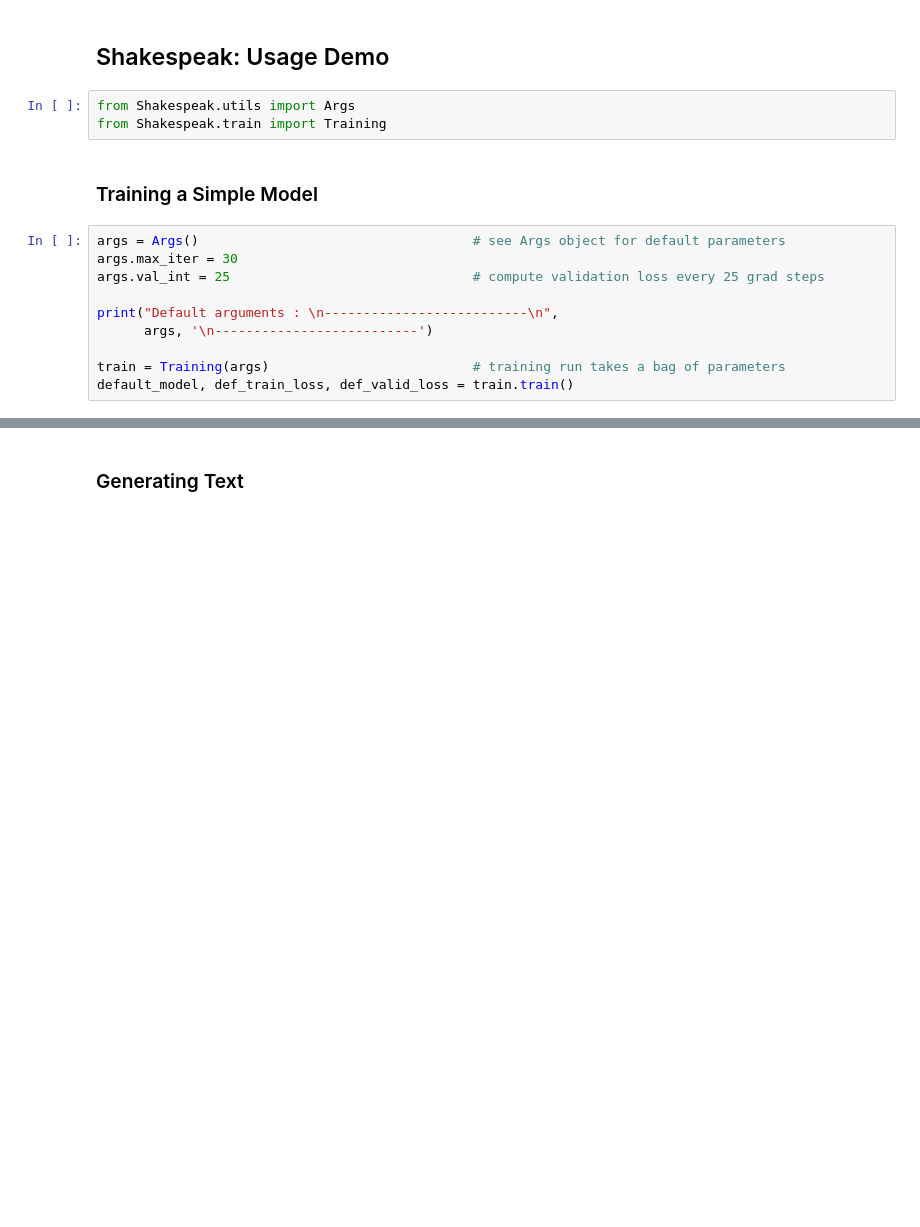
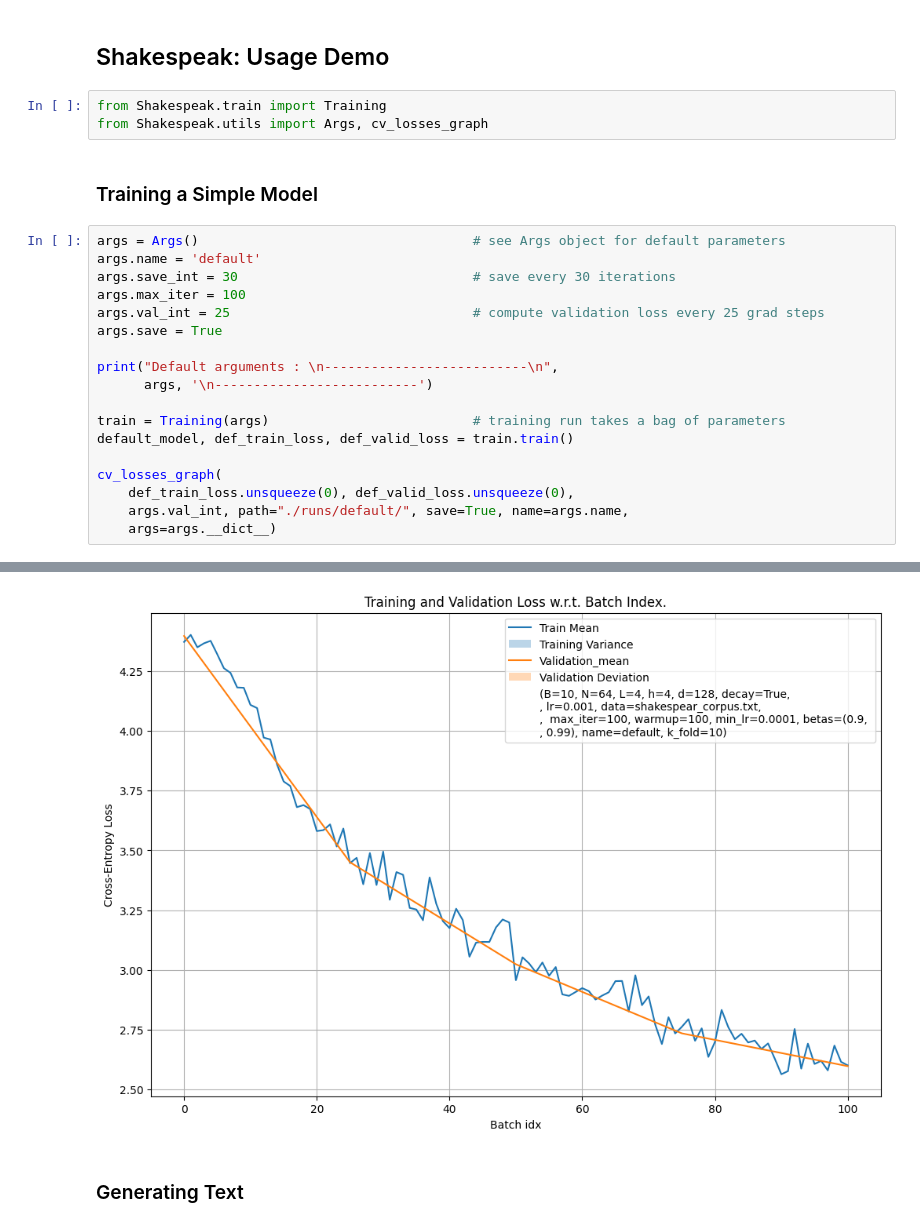
Before and after one commit to swissarthurfreeman/Shakespeak, a Jupyter notebook: notebooks/usage_examples.ipynb, the cells around one changed output, grey strips where cells are left out. Cells and saved outputs as stored; diff of their text form; blank space fills up the shorter version.

Commit message:
feat: Add plot example and update Readme

```diff
--- a/notebooks/usage_examples.ipynb
+++ b/notebooks/usage_examples.ipynb
@@ -1,20 +1,28 @@
 # %% [markdown]
 ## Shakespeak: Usage Demo
 # %%
-from Shakespeak.utils import Args
 from Shakespeak.train import Training
+from Shakespeak.utils import Args, cv_losses_graph
 # %% [markdown]
 ### Training a Simple Model
 # %%
 args = Args()                                   # see Args object for default parameters
-args.max_iter = 30
+args.name = 'default'
+args.save_int = 30                              # save every 30 iterations
+args.max_iter = 100
 args.val_int = 25                               # compute validation loss every 25 grad steps
+args.save = True
 
 print("Default arguments : \n--------------------------\n",
       args, '\n--------------------------')
 
 train = Training(args)                          # training run takes a bag of parameters
 default_model, def_train_loss, def_valid_loss = train.train()
+
+cv_losses_graph(
+    def_train_loss.unsqueeze(0), def_valid_loss.unsqueeze(0),
+    args.val_int, path="./runs/default/", save=True, name=args.name,
+    args=args.__dict__)
 # %% [output]
 Default arguments :
 --------------------------
@@ -25,3 +36,4 @@ Epoch: 0, Batch index 25, Training Loss: 3.4554, Validation Loss: 3.4208
+[figure, added]
 # %% [markdown]
 ### Generating Text
 # %%
```
Also changed, not shown: parts of 1 cell of this notebook, 5 other files.
